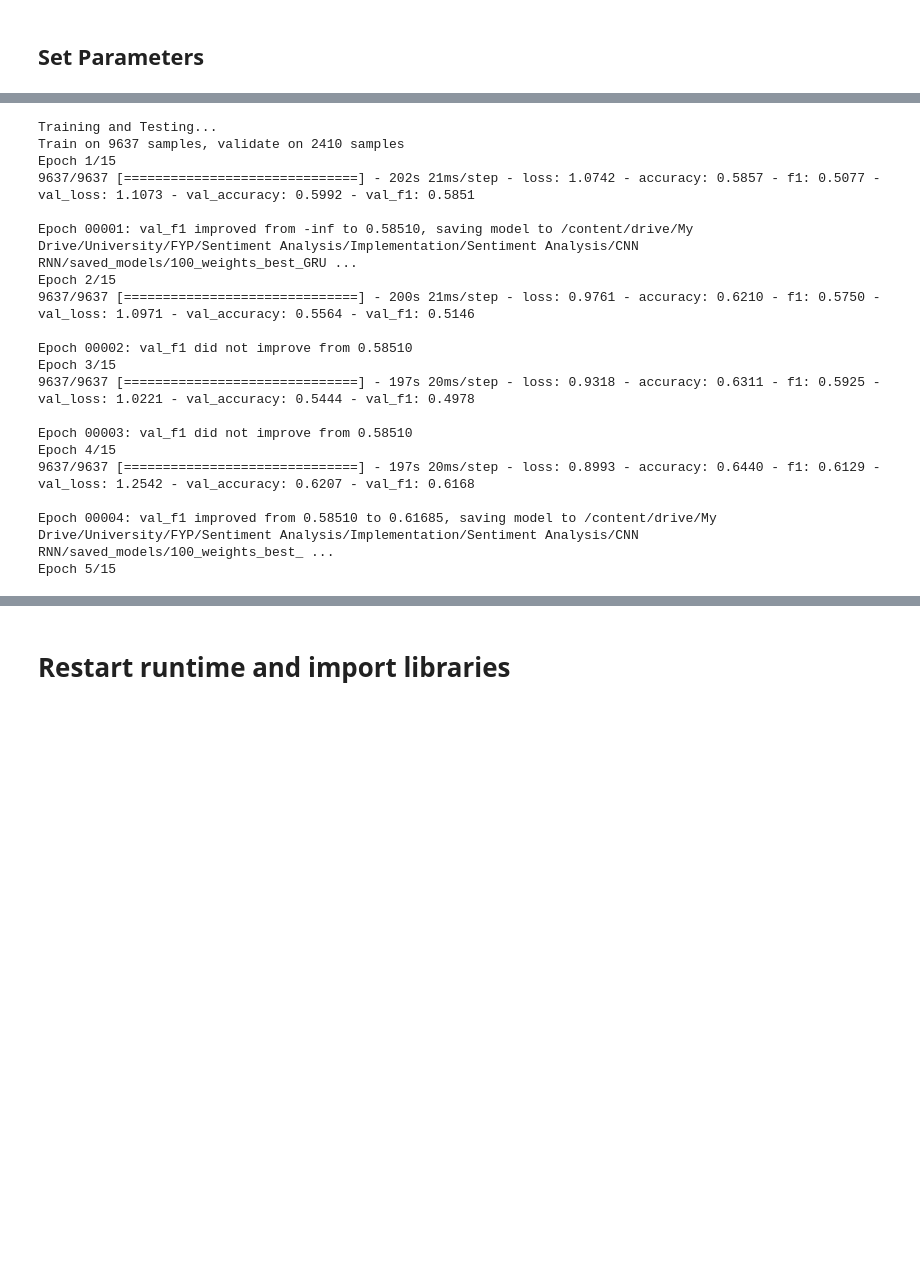
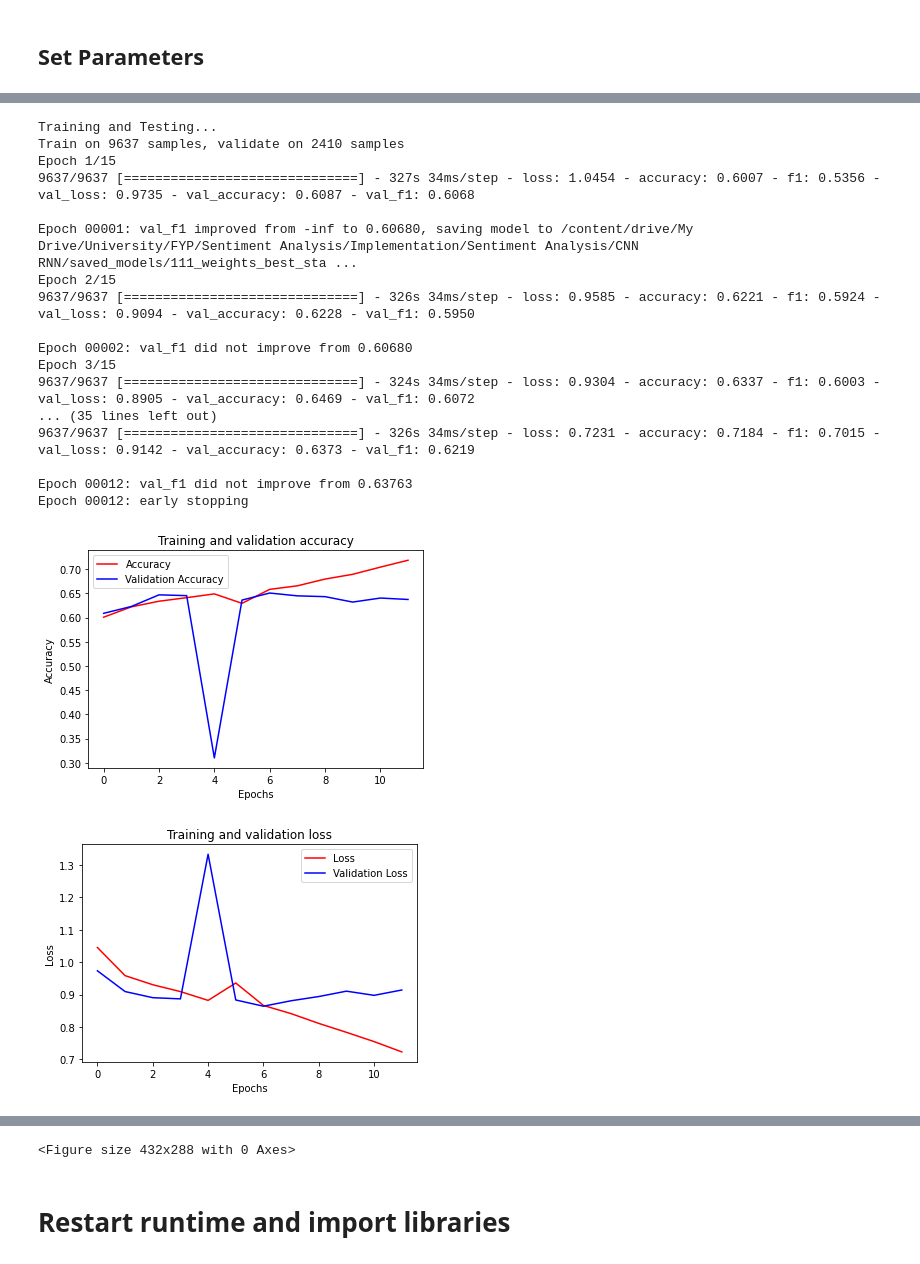
Before and after one commit to LahiruSen/Automated-Sentiment-Lexicon-Creation-and-Sentiment-Analysis-for-Sinhala-Language, a Jupyter notebook: Sentiment Analysis/CNN RNN/cnn_rnn_with_preprocess_multiclass.ipynb, the cells around one changed output, grey strips where cells are left out. Saved outputs shown, nothing was run; the diff lists cells and outputs as text; code cells hidden in the pictures; blank space fills up the shorter version.

```diff
--- a/Sentiment Analysis/CNN RNN/cnn_rnn_with_preprocess_multiclass.ipynb
+++ b/Sentiment Analysis/CNN RNN/cnn_rnn_with_preprocess_multiclass.ipynb
@@ -24,9 +24,9 @@ word_embedding_path = folder_path + "word_embedding/"+embedding_type+"/source2_d
 word_embedding_keydvectors_path = folder_path + "word_embedding/"+embedding_type+"/source2_data_from_gosspiLanka_and_lankadeepa/"+str(embedding_size)+"/keyed_vectors/keyed.kv"
 embedding_matrix_path = folder_path + 'Sentiment Analysis/CNN RNN/embedding_matrix/'+embedding_type+'_lankadeepa_gossiplanka_'+str(embedding_size)+'_'+str(context)
 # %%
-experiment_no = 100
-model_name = "GRU"
-experiment_name = folder_path + "Sentiment Analysis/CNN RNN/experiments/" +str(experiment_no)+ model_name +"_"+embedding_type+"_"+str(embedding_size)+"_"+str(context)
+experiment_no = 111
+model_name = "stacked_LSTM_3"
+experiment_name = folder_path + "Sentiment Analysis/CNN RNN/experiments/" +str(experiment_no) + "_"+ model_name +"_"+embedding_type+"_"+str(embedding_size)+"_"+str(context)
 
 model_save_path = folder_path + "Sentiment Analysis/CNN RNN/saved_models/"+str(experiment_no)+"_weights_best_"+model_name+"_"+embedding_type+"_"+str(experiment_no)+".hdf5"
 # %% [markdown]
@@ -313,6 +318,32 @@ def build_stacked_RNN_model():
 
     print(model.summary())
     return model
+
+def build_stacked_RNN_model_3():
+    main_input = Input(shape=(maxlen, ), dtype='int32', name='main_input')
+    embedding  = Embedding(max_features, embedding_dims,
+                  weights=[embedding_matrix], input_length=maxlen,
+                  name='embedding' ,trainable=False)(main_input)
+
+    embedding = Dropout(0.50)(embedding)
+
+    x = RNN(rnn_output_size,return_sequences=True)(embedding)
+    x = RNN(rnn_output_size,return_sequences=True)(x)
+    x = RNN(rnn_output_size)(x)
+
+    x = Dense(hidden_dims, activation='relu', init='he_normal',
+              W_constraint = maxnorm(3), b_constraint=maxnorm(3),
+              name='mlp')(x)
+
+    x = Dropout(0.10, name='drop')(x)
+
+    output = Dense(4, init='he_normal',
+                   activation='softmax', name='output')(x)
+
+    model = Model(input=main_input, output=output)
+
+    print(model.summary())
+    return model
 # %% [markdown]
 ## CNN+RNN(LSTM /GRU) model
 # %%
@@ -658,7 +718,7 @@ drop_out_value = 0.5 #0.8 #0.3
 verbosity = 1
 validation_split = 0.2
 # %%
-model = build_RNN_model()
+model = build_stacked_RNN_model_3()
 # %% [output]
 Model: "model_1"
 _________________________________________________________________
@@ -678,37 +738,37 @@ Non-trainable params: 18,094,800
 _________________________________________________________________
 None
 # %%
-trained_model = compile_model(model, 1)
+trained_model = compile_model(model, 2)
 # trained_model = Train_Model_1(model,X_train, X_test, y_train, y_test)
 trained_model, his = Train_Model_2(trained_model,X_train, y_train)
 
 accuracy = his.history['accuracy']
 val_accuracy = his.history['val_accuracy']
 loss = his.history['loss']
 val_loss = his.history['val_loss']
 f1 = his.history['f1']
 val_f1 = his.history['f1']
 
 Plot_graphs(accuracy,val_accuracy, "accuracy")
 Plot_graphs(loss,val_loss, "loss")
 Plot_graphs(f1,val_f1, "f1")
 # %% [output]
 Training and Testing...
 Train on 9637 samples, validate on 2410 samples
 Epoch 1/15
-9637/9637 [==============================] - 202s 21ms/step - loss: 1.0742 - accuracy: 0.5857 - f1: 0.5077 - val_loss: 1.1073 - val_accuracy: 0.5992 - val_f1: 0.5851
+9637/9637 [==============================] - 327s 34ms/step - loss: 1.0454 - accuracy: 0.6007 - f1: 0.5356 - val_loss: 0.9735 - val_accuracy: 0.6087 - val_f1: 0.6068
 
-Epoch 00001: val_f1 improved from -inf to 0.58510, saving model to /content/drive/My Drive/University/FYP/Sentiment Analysis/Implementation/Sentiment Analysis/CNN RNN/saved_models/100_weights_best_GRU ...
+Epoch 00001: val_f1 improved from -inf to 0.60680, saving model to /content/drive/My Drive/University/FYP/Sentiment Analysis/Implementation/Sentiment Analysis/CNN RNN/saved_models/111_weights_best_sta ...
 Epoch 2/15
-9637/9637 [==============================] - 200s 21ms/step - loss: 0.9761 - accuracy: 0.6210 - f1: 0.5750 - val_loss: 1.0971 - val_accuracy: 0.5564 - val_f1: 0.5146
+9637/9637 [==============================] - 326s 34ms/step - loss: 0.9585 - accuracy: 0.6221 - f1: 0.5924 - val_loss: 0.9094 - val_accuracy: 0.6228 - val_f1: 0.5950
 
-Epoch 00002: val_f1 did not improve from 0.58510
+Epoch 00002: val_f1 did not improve from 0.60680
 Epoch 3/15
-9637/9637 [==============================] - 197s 20ms/step - loss: 0.9318 - accuracy: 0.6311 - f1: 0.5925 - val_loss: 1.0221 - val_accuracy: 0.5444 - val_f1: 0.4978
+9637/9637 [==============================] - 324s 34ms/step - loss: 0.9304 - accuracy: 0.6337 - f1: 0.6003 - val_loss: 0.8905 - val_accuracy: 0.6469 - val_f1: 0.6072
+... (35 lines left out)
+9637/9637 [==============================] - 326s 34ms/step - loss: 0.7231 - accuracy: 0.7184 - f1: 0.7015 - val_loss: 0.9142 - val_accuracy: 0.6373 - val_f1: 0.6219
 
-Epoch 00003: val_f1 did not improve from 0.58510
-Epoch 4/15
-9637/9637 [==============================] - 197s 20ms/step - loss: 0.8993 - accuracy: 0.6440 - f1: 0.6129 - val_loss: 1.2542 - val_accuracy: 0.6207 - val_f1: 0.6168
-
-Epoch 00004: val_f1 improved from 0.58510 to 0.61685, saving model to /content/drive/My Drive/University/FYP/Sentiment Analysis/Implementation/Sentiment Analysis/CNN RNN/saved_models/100_weights_best_ ...
-Epoch 5/15
+Epoch 00012: val_f1 did not improve from 0.63763
+Epoch 00012: early stopping
+[figure, added]
+[figure, added]
@@ -715,3 +776,4 @@ Epoch 5/15
+<Figure size 432x288 with 0 Axes>
 # %%
 # Do_Cross_Validation(model,padded_docs,comment_labels)
 # %% [markdown]
```
Also changed, not shown: parts of 13 cells of this notebook, 11 other files.
